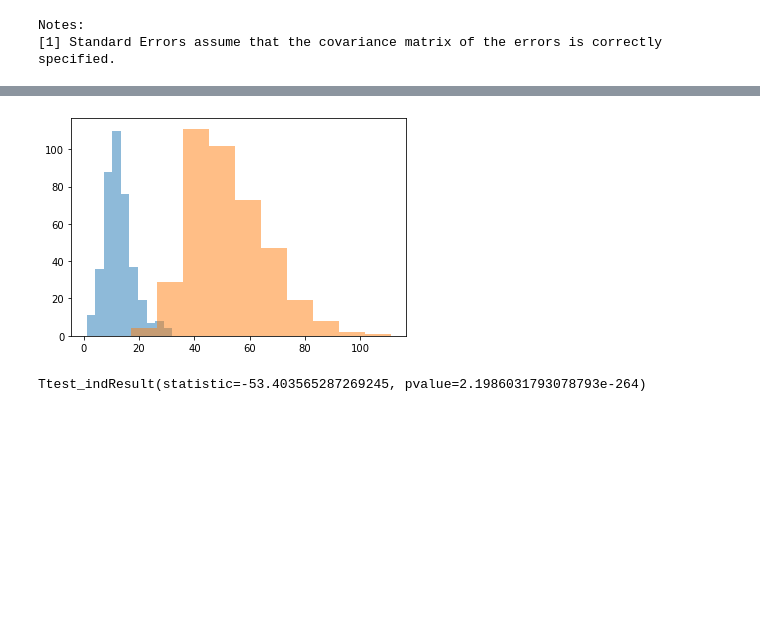
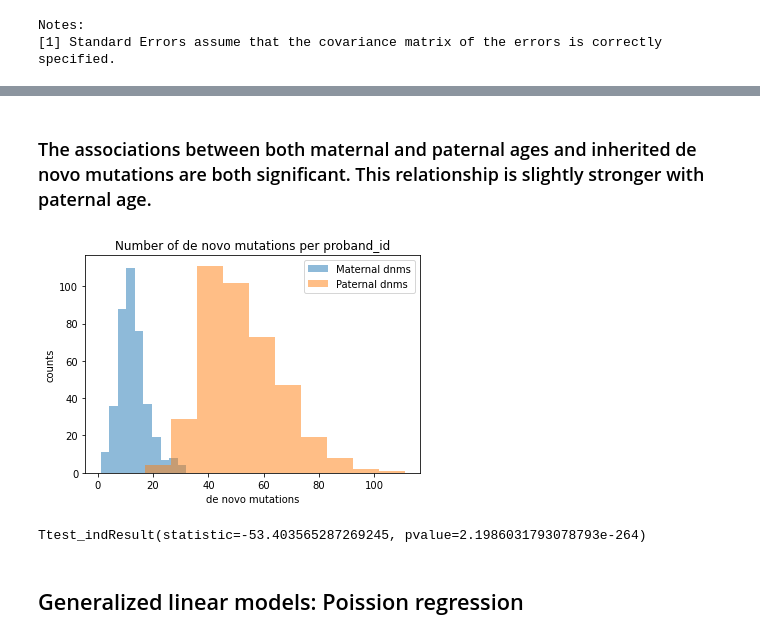
Before and after one commit to GiannaTricola/qbb2020-answers, a Jupyter notebook: Day5-lunch/Day5-lunch.ipynb, the cells around one changed output, grey strips where cells are left out. Cells and saved outputs as stored; diff of their text form; code cells hidden in the pictures; blank space fills up the shorter version.

```diff
--- a/Day5-lunch/Day5-lunch.ipynb
+++ b/Day5-lunch/Day5-lunch.ipynb
@@ -159,12 +163,20 @@ Notes:
+# %% [markdown]
+### The associations between both maternal and paternal ages and inherited de novo mutations are both significant. This relationship is slightly stronger with paternal age.
 # %%
 fig, ax = plt.subplots()
-ax.hist(df_final['mat_dnm'], alpha = 0.5)
-ax.hist(df_final['pat_dnm'], alpha = 0.5)
+ax.hist(df_final['mat_dnm'], alpha = 0.5, label='Maternal dnms')
+ax.hist(df_final['pat_dnm'], alpha = 0.5, label = 'Paternal dnms')
+ax.set_ylabel('counts')
+ax.set_xlabel('de novo mutations')
+ax.set_title('Number of de novo mutations per proband_id')
+ax.legend()
 plt.show()
 # %% [output]
-[figure, old version]
+[figure, new version]
 # %%
 stats.ttest_ind(df_final['mat_dnm'], df_final['pat_dnm'])
 # %% [output]
 Ttest_indResult(statistic=-53.403565287269245, pvalue=2.1986031793078793e-264)
+# %% [markdown]
+## Generalized linear models: Poission regression
 # %%
```
Also changed, not shown: parts of 16 cells of this notebook.
